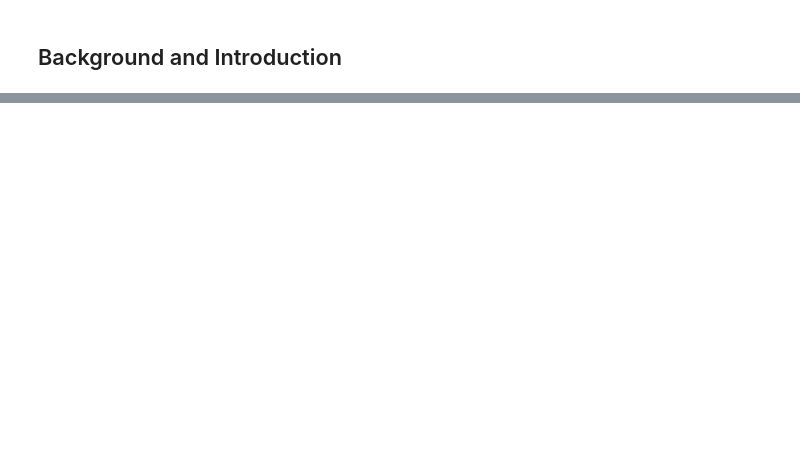
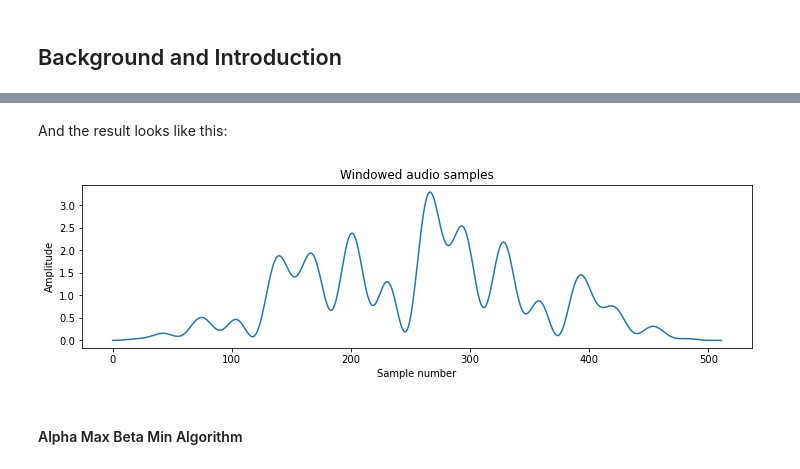
Before and after one commit to ParthSSharma/ParthSSharma.github.io, a Jupyter notebook: Notebook/Test.ipynb, the cells around one changed output, grey strips where cells are left out. Saved outputs shown, nothing was run; the diff lists cells and outputs as text; code cells hidden in the pictures; blank space fills up the shorter version.

```diff
--- a/Notebook/Test.ipynb
+++ b/Notebook/Test.ipynb
@@ -426,0 +186,12 @@ I ported the above C code to the PIC32 microcontroller, and setup a Python user
+# %% [markdown]
+And the result looks like this:
+# %%
+plt.plot(Hann*raw)
+plt.title('Windowed audio samples')
+plt.xlabel('Sample number')
+plt.ylabel('Amplitude')
+plt.show()
+# %% [output]
+[figure, added]
+# %% [markdown]
+#### Alpha Max Beta Min Algorithm
```
Also changed, not shown: parts of 96 cells of this notebook, 2 other files.
